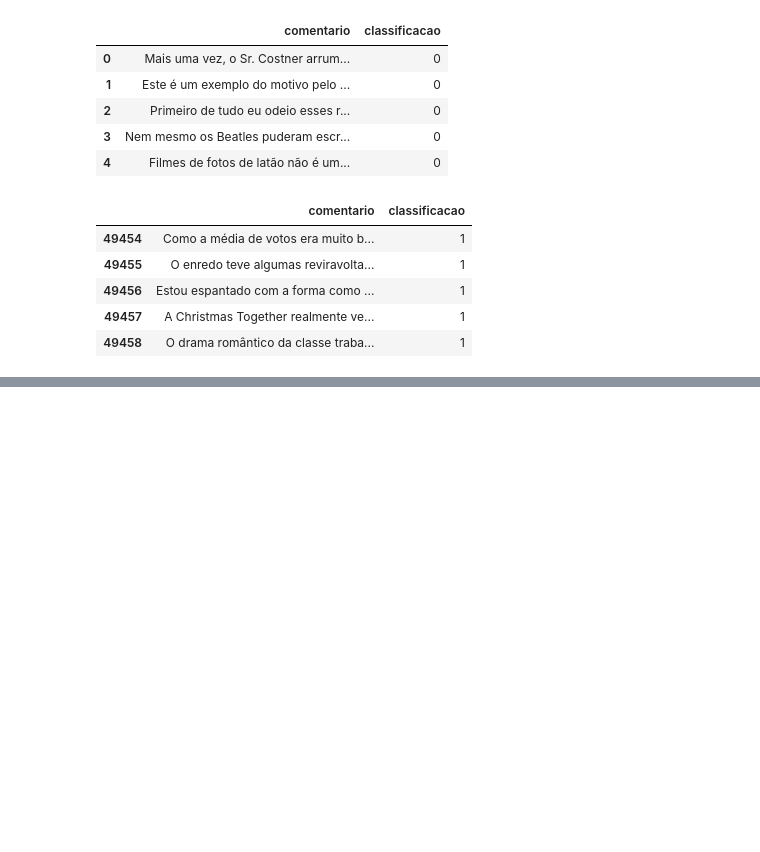
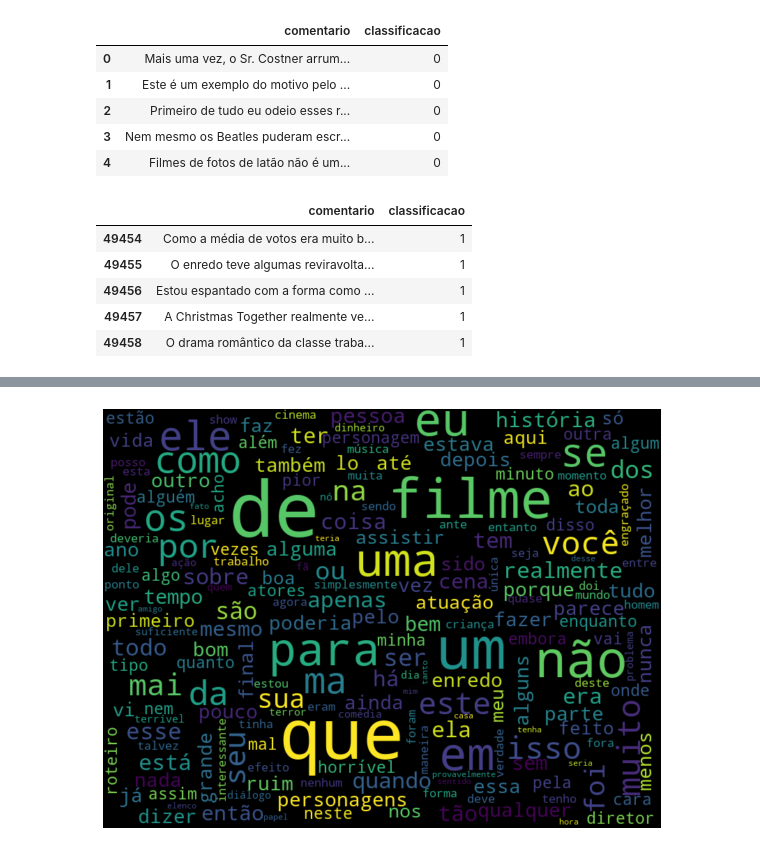
Before and after one commit to henriquedezani/curso-semac2019, a Jupyter notebook: Introdução ao PLN.ipynb, the cells around one changed output, grey strips where cells are left out. Cells and saved outputs as stored; diff of their text form; code cells hidden in the pictures; blank space fills up the shorter version.

```diff
--- a/Introdução ao PLN.ipynb
+++ b/Introdução ao PLN.ipynb
@@ -26,0 +104,4 @@ data_frame["classificacao"] = classificacao
+# %%
+plot_wordcloud('comentario', '0')
+# %% [output]
+[figure, added]
```
Also changed, not shown: parts of 48 cells of this notebook.
